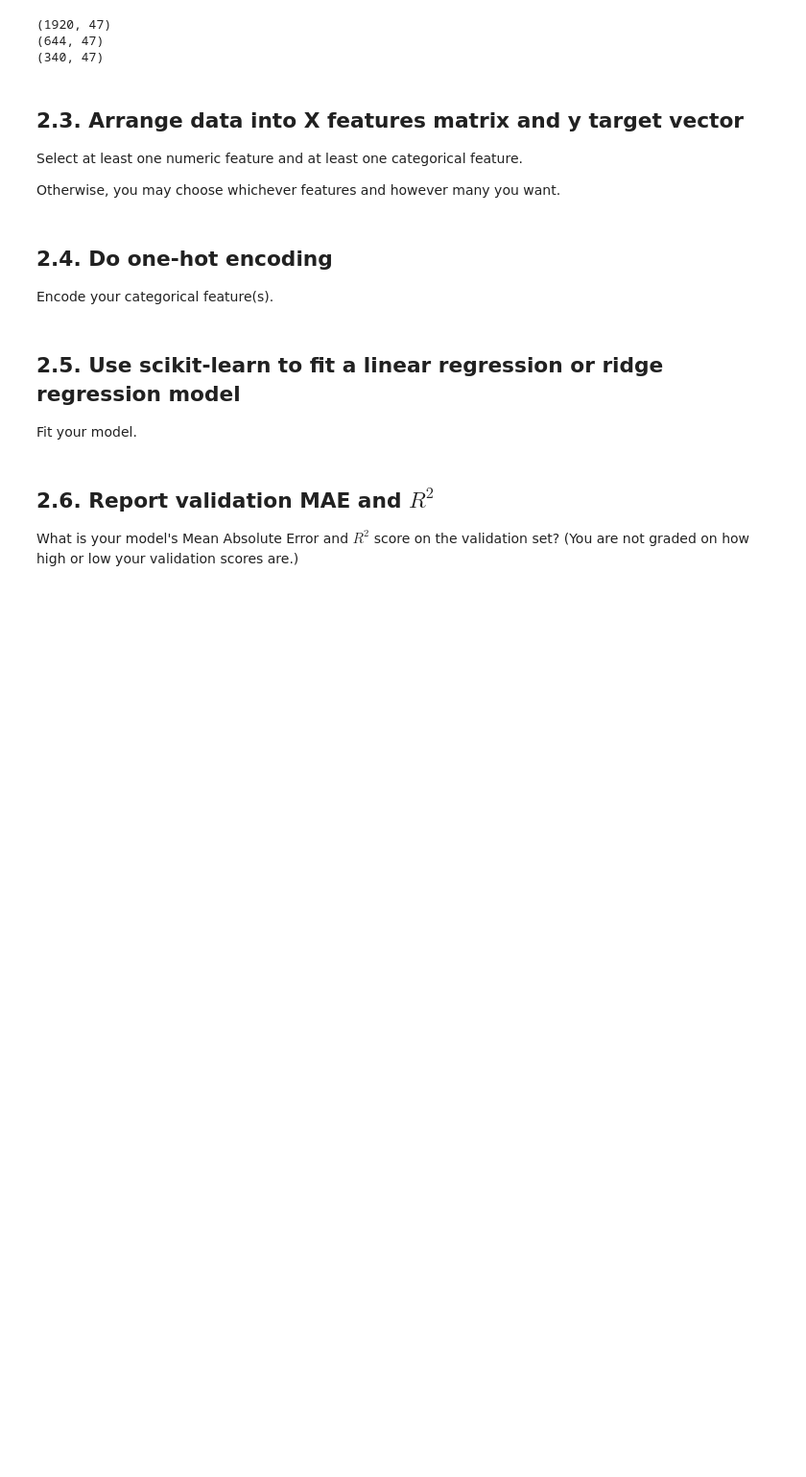
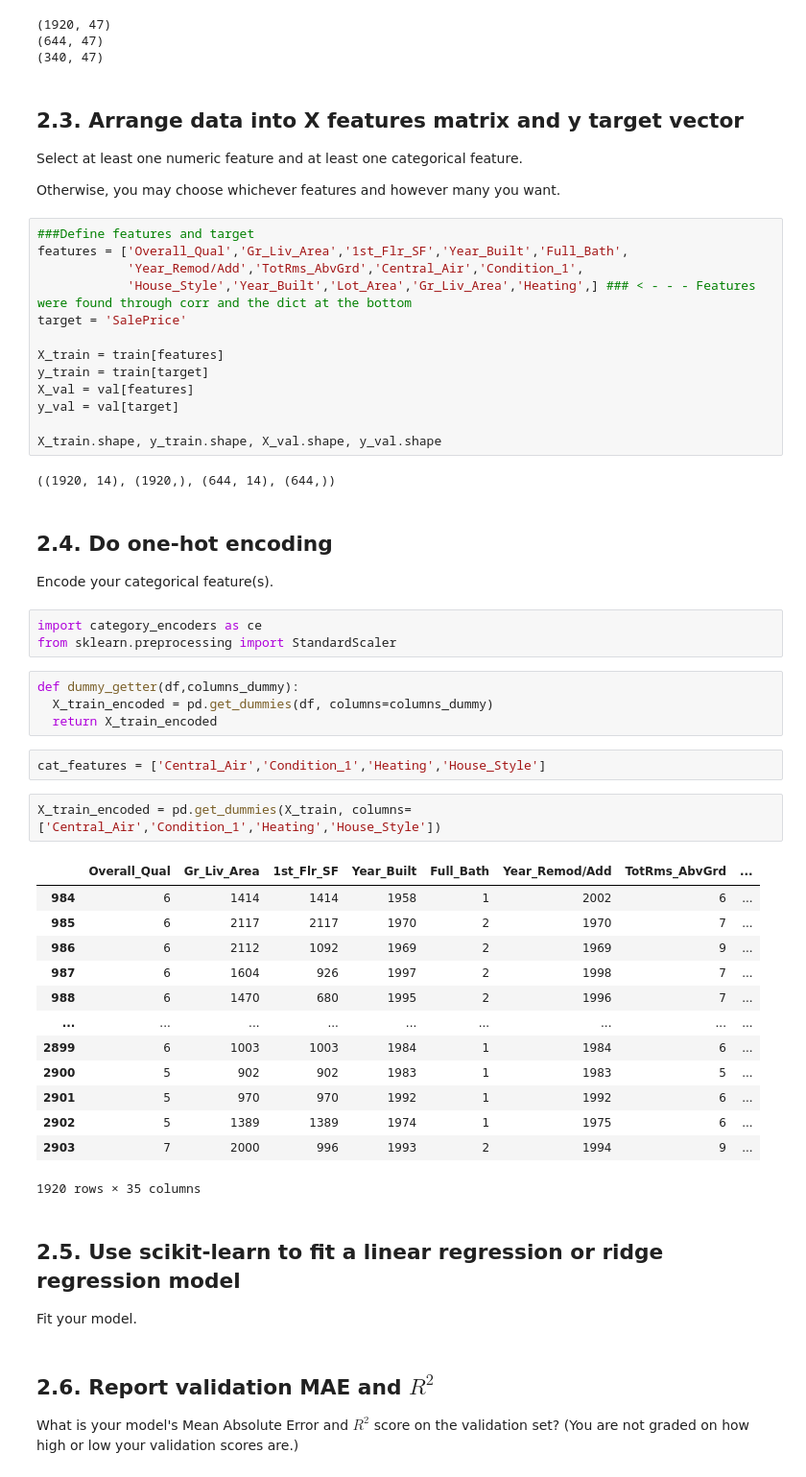
Before and after one commit to JoshuaHaga/DS-Unit-2-Linear-Models, a Jupyter notebook: DS_Sprint_Challenge_5.ipynb, the cells around one changed output. Shown: that part at 96% size. Drawn from its saved outputs; the diff is of its cells as text; blank space fills up the shorter version.

```diff
--- a/DS_Sprint_Challenge_5.ipynb
+++ b/DS_Sprint_Challenge_5.ipynb
@@ -348,10 +400,50 @@ print(test.shape)
 Select at least one numeric feature and at least one categorical feature.
 
 Otherwise, you may choose whichever features and however many you want.
+# %%
+###Define features and target
+features = ['Overall_Qual','Gr_Liv_Area','1st_Flr_SF','Year_Built','Full_Bath',
+            'Year_Remod/Add','TotRms_AbvGrd','Central_Air','Condition_1',
+            'House_Style','Year_Built','Lot_Area','Gr_Liv_Area','Heating',] ### < - - - Features were found through corr and the dict at the bottom
+target = 'SalePrice'
+
+X_train = train[features]
+y_train = train[target]
+X_val = val[features]
+y_val = val[target]
+
+X_train.shape, y_train.shape, X_val.shape, y_val.shape
+# %% [output]
+((1920, 14), (1920,), (644, 14), (644,))
 # %% [markdown]
 ## 2.4. Do one-hot encoding
 
 Encode your categorical feature(s).
+# %%
+import category_encoders as ce
+from sklearn.preprocessing import StandardScaler
+# %%
+def dummy_getter(df,columns_dummy):
+  X_train_encoded = pd.get_dummies(df, columns=columns_dummy)
+  return X_train_encoded
+# %%
+cat_features = ['Central_Air','Condition_1','Heating','House_Style']
+# %%
+X_train_encoded = pd.get_dummies(X_train, columns=['Central_Air','Condition_1','Heating','House_Style'])
+# %% [output]
+|  | Overall_Qual | Gr_Liv_Area | 1st_Flr_SF | Year_Built | Full_Bath | Year_Remod/Add | TotRms_AbvGrd | ... |
+| 984 | 6 | 1414 | 1414 | 1958 | 1 | 2002 | 6 | ... |
+| 985 | 6 | 2117 | 2117 | 1970 | 2 | 1970 | 7 | ... |
+| 986 | 6 | 2112 | 1092 | 1969 | 2 | 1969 | 9 | ... |
+| 987 | 6 | 1604 | 926 | 1997 | 2 | 1998 | 7 | ... |
+| 988 | 6 | 1470 | 680 | 1995 | 2 | 1996 | 7 | ... |
+| ... | ... | ... | ... | ... | ... | ... | ... | ... |
+| 2899 | 6 | 1003 | 1003 | 1984 | 1 | 1984 | 6 | ... |
+| 2900 | 5 | 902 | 902 | 1983 | 1 | 1983 | 5 | ... |
+| 2901 | 5 | 970 | 970 | 1992 | 1 | 1992 | 6 | ... |
+| 2902 | 5 | 1389 | 1389 | 1974 | 1 | 1975 | 6 | ... |
+| 2903 | 7 | 2000 | 996 | 1993 | 2 | 1994 | 9 | ... |
+1920 rows × 35 columns
 # %% [markdown]
 ## 2.5. Use scikit-learn to fit a linear regression or ridge regression model
 Fit your model.
```
Also changed, not shown: parts of 7 cells of this notebook.
